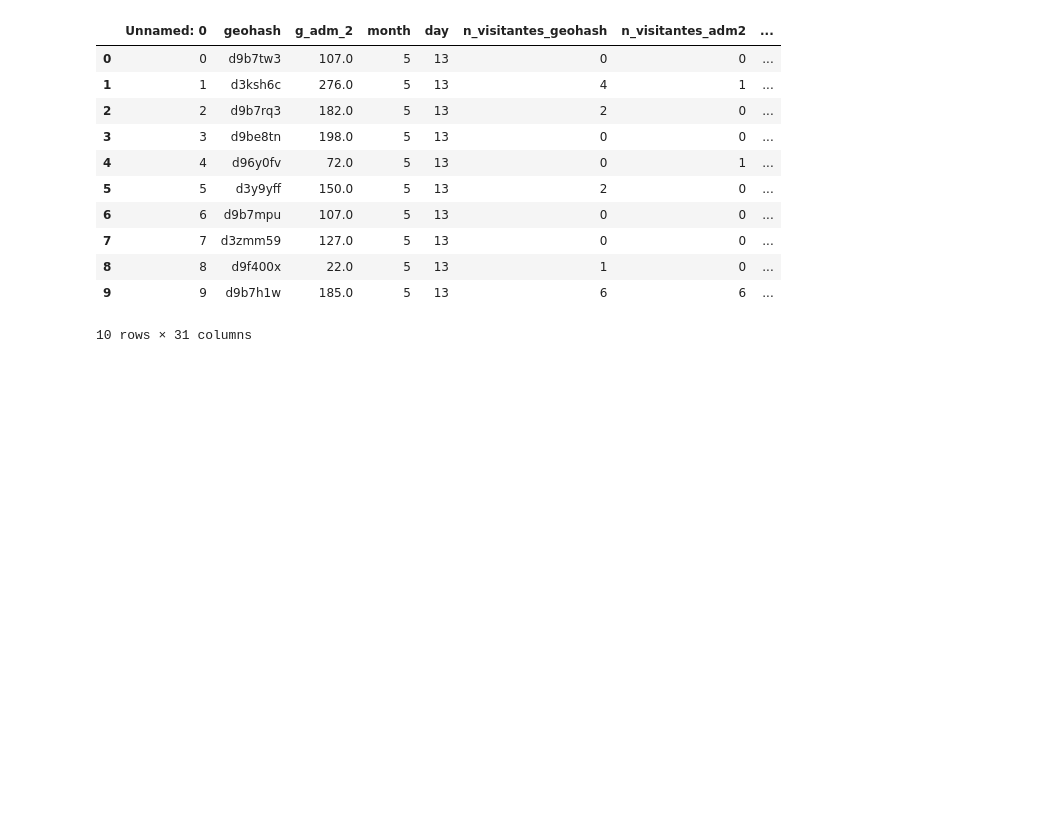
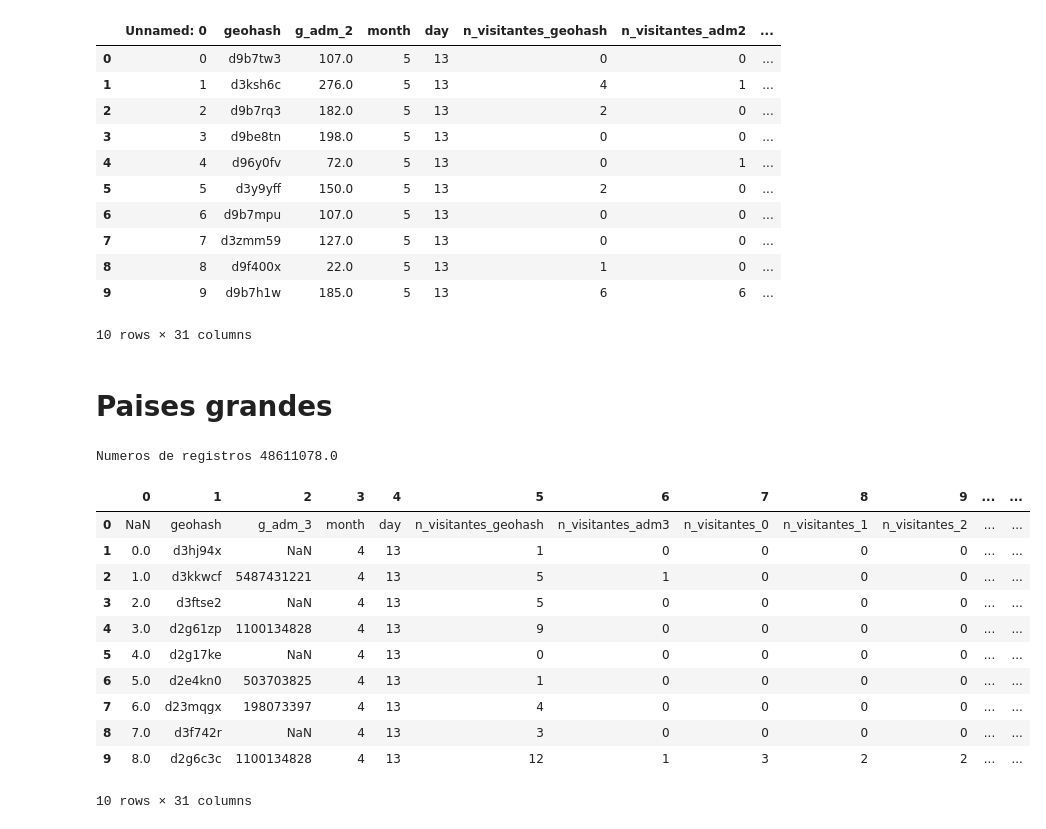
Before and after one commit to lpalominon/Geohashes-Colegios, a Jupyter notebook: Codes/Python/Lectura de geohashes/Read_Geohashes_PaisesSmall.ipynb, the cells around one changed output. Cells and saved outputs as stored; diff of their text form; code cells hidden in the pictures; blank space fills up the shorter version.

```diff
--- a/Codes/Python/Lectura de geohashes/Read_Geohashes_PaisesSmall.ipynb
+++ b/Codes/Python/Lectura de geohashes/Read_Geohashes_PaisesSmall.ipynb
@@ -308,3 +318,28 @@ Numeros de registros 6837844.0
 10 rows × 31 columns
 # %%
 del df
+# %% [markdown]
+# Paises grandes
+# %%
+for zip_file in glob.glob('Colombia.zip'):
+    zf = zipfile.ZipFile(zip_file)
+    dfs = [pd.read_csv(zf.open(f), header = None, sep = ',') for f in zf.namelist()]
+    df = pd.concat(dfs, ignore_index = True)
+
+_, l = dask.compute(df, df.size)
+print("Numeros de registros", l/ len(df.columns))
+df.head(10)
+# %% [output]
+Numeros de registros 48611078.0
+|  | 0 | 1 | 2 | 3 | 4 | 5 | 6 | 7 | 8 | 9 | ... | ... |
+| 0 | NaN | geohash | g_adm_3 | month | day | n_visitantes_geohash | n_visitantes_adm3 | n_visitantes_0 | n_visitantes_1 | n_visitantes_2 | ... | ... |
+| 1 | 0.0 | d3hj94x | NaN | 4 | 13 | 1 | 0 | 0 | 0 | 0 | ... | ... |
+| 2 | 1.0 | d3kkwcf | 5487431221 | 4 | 13 | 5 | 1 | 0 | 0 | 0 | ... | ... |
+| 3 | 2.0 | d3ftse2 | NaN | 4 | 13 | 5 | 0 | 0 | 0 | 0 | ... | ... |
+| 4 | 3.0 | d2g61zp | 1100134828 | 4 | 13 | 9 | 0 | 0 | 0 | 0 | ... | ... |
+| 5 | 4.0 | d2g17ke | NaN | 4 | 13 | 0 | 0 | 0 | 0 | 0 | ... | ... |
+| 6 | 5.0 | d2e4kn0 | 503703825 | 4 | 13 | 1 | 0 | 0 | 0 | 0 | ... | ... |
+| 7 | 6.0 | d23mqgx | 198073397 | 4 | 13 | 4 | 0 | 0 | 0 | 0 | ... | ... |
+| 8 | 7.0 | d3f742r | NaN | 4 | 13 | 3 | 0 | 0 | 0 | 0 | ... | ... |
+| 9 | 8.0 | d2g6c3c | 1100134828 | 4 | 13 | 12 | 1 | 3 | 2 | 2 | ... | ... |
+10 rows × 31 columns
```
Also changed, not shown: parts of 5 cells of this notebook, 38 other files.
